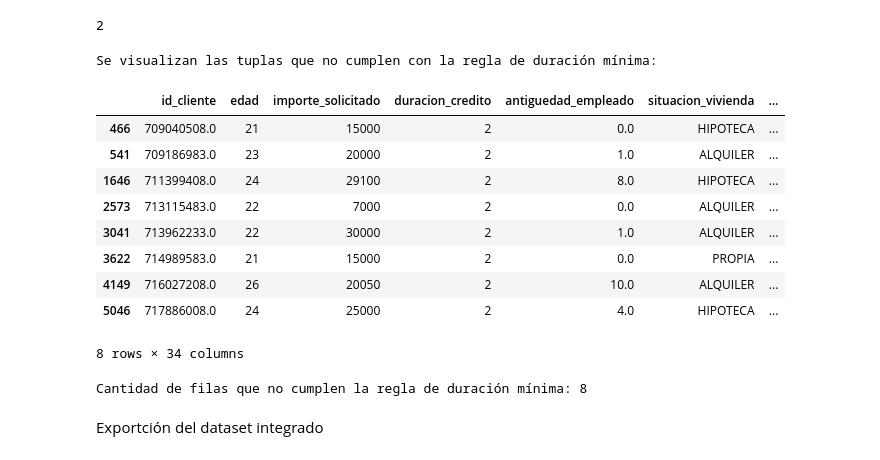
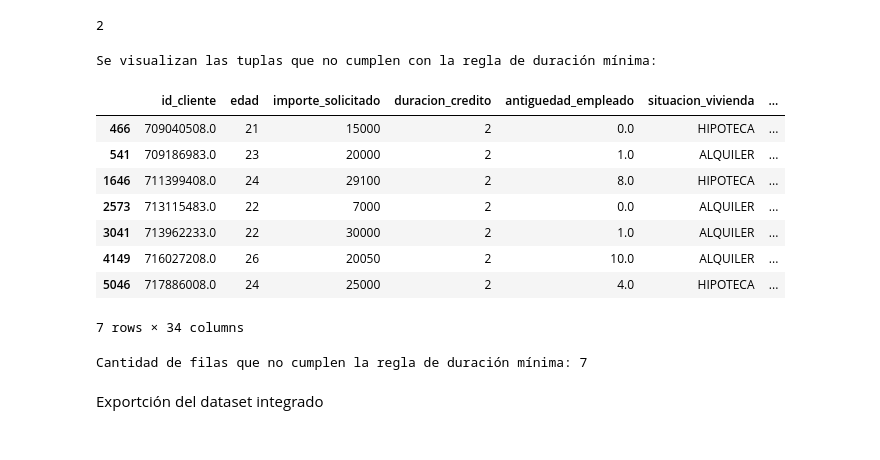
Before and after one commit to CarolinaVasquez21/13MBID-OCT2324, a Jupyter notebook: notebooks/comprension_datos/CD03-Verificacion-calidad.ipynb, the cells around one changed output. Drawn from its saved outputs; the diff is of its cells as text; code cells hidden in the pictures.

```diff
--- a/notebooks/comprension_datos/CD03-Verificacion-calidad.ipynb
+++ b/notebooks/comprension_datos/CD03-Verificacion-calidad.ipynb
@@ -1660,34 +1664,33 @@ print (duracion_minima)
 # %%
 # Definir la función para aplicar la regla
 def regla_duracion_minima(row):
     if row['duracion_credito'] == duracion_minima:
-        if row['pct_ingreso'] > 0.6 and row['situacion_vivienda'] != 'Propia':
+        if row['pct_ingreso'] > 0.6 and row['situacion_vivienda'] != 'PROPIA':
             return 'err'
     return 'ok'
 
 # Aplicar la función para todos los elementos del dataset
 df_integrado['regla_duracion_minima'] = df_integrado.apply(regla_duracion_minima, axis=1)
 
 # Visualizar las filas que no cumplen con la regla
 print("Se visualizan las tuplas que no cumplen con la regla de duración mínima:\n")
 display(df_integrado[df_integrado['regla_duracion_minima'] == 'err'])
 
 # Contar las filas que no cumplen la regla
 cantidad_erroneas = df_integrado[df_integrado['regla_duracion_minima'] == 'err'].shape[0]
 print(f"Cantidad de filas que no cumplen la regla de duración mínima: {cantidad_erroneas}")
 # %% [output]
 Se visualizan las tuplas que no cumplen con la regla de duración mínima:
 |  | id_cliente | edad | importe_solicitado | duracion_credito | antiguedad_empleado | situacion_vivienda | ... |
 | 466 | 709040508.0 | 21 | 15000 | 2 | 0.0 | HIPOTECA | ... |
 | 541 | 709186983.0 | 23 | 20000 | 2 | 1.0 | ALQUILER | ... |
 | 1646 | 711399408.0 | 24 | 29100 | 2 | 8.0 | HIPOTECA | ... |
 | 2573 | 713115483.0 | 22 | 7000 | 2 | 0.0 | ALQUILER | ... |
 | 3041 | 713962233.0 | 22 | 30000 | 2 | 1.0 | ALQUILER | ... |
-| 3622 | 714989583.0 | 21 | 15000 | 2 | 0.0 | PROPIA | ... |
 | 4149 | 716027208.0 | 26 | 20050 | 2 | 10.0 | ALQUILER | ... |
 | 5046 | 717886008.0 | 24 | 25000 | 2 | 4.0 | HIPOTECA | ... |
-8 rows × 34 columns
+7 rows × 34 columns
-Cantidad de filas que no cumplen la regla de duración mínima: 8
+Cantidad de filas que no cumplen la regla de duración mínima: 7
 # %% [markdown]
 Exportción del dataset integrado
 # %%
```
Also changed, not shown: parts of 1 cell of this notebook, 3 other files.
